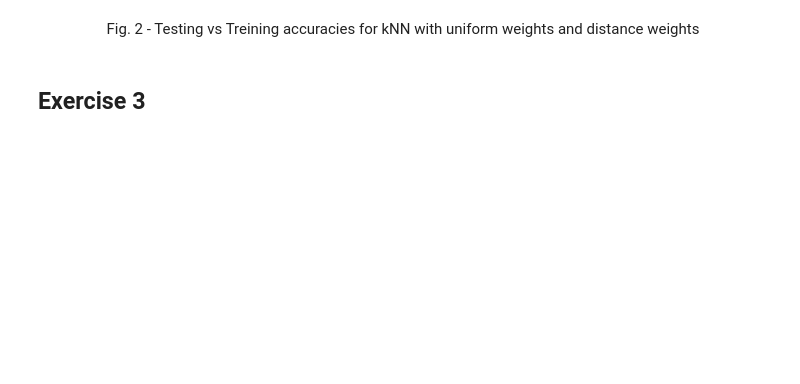
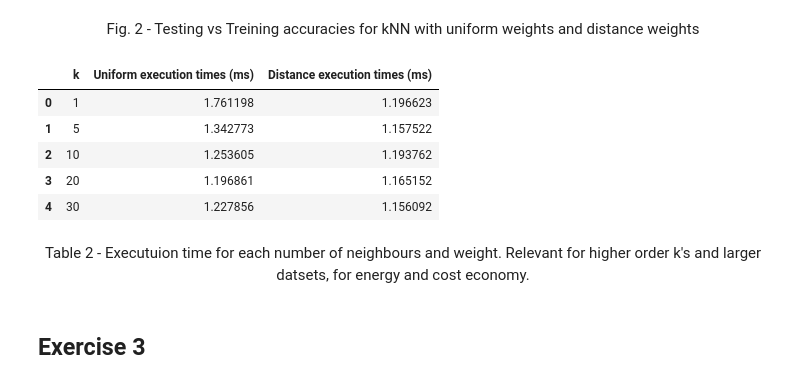
Before and after one commit to guiijose/Machine-Learning, a Jupyter notebook: homeworks/hw2/hw2.ipynb, the cells around one changed output. Saved outputs shown, nothing was run; the diff lists cells and outputs as text; code cells hidden in the pictures; blank space fills up the shorter version.

```diff
--- a/homeworks/hw2/hw2.ipynb
+++ b/homeworks/hw2/hw2.ipynb
@@ -200,5 +223,17 @@ plt.show()
 # %% [markdown]
 <center>
     Fig. 2 - Testing vs Treining accuracies for kNN with uniform weights and distance weights
+# %%
+display(time_df)
+# %% [output]
+|  | k | Uniform execution times (ms) | Distance execution times (ms) |
+| 0 | 1 | 1.761198 | 1.196623 |
+| 1 | 5 | 1.342773 | 1.157522 |
+| 2 | 10 | 1.253605 | 1.193762 |
+| 3 | 20 | 1.196861 | 1.165152 |
+| 4 | 30 | 1.227856 | 1.156092 |
+# %% [markdown]
+<center>
+    Table 2 - Executuion time for each number of neighbours and weight. Relevant for higher order k's and larger datsets, for energy and cost economy.
 # %% [markdown]
 ## Exercise 3
```
Also changed, not shown: parts of 4 cells of this notebook.
